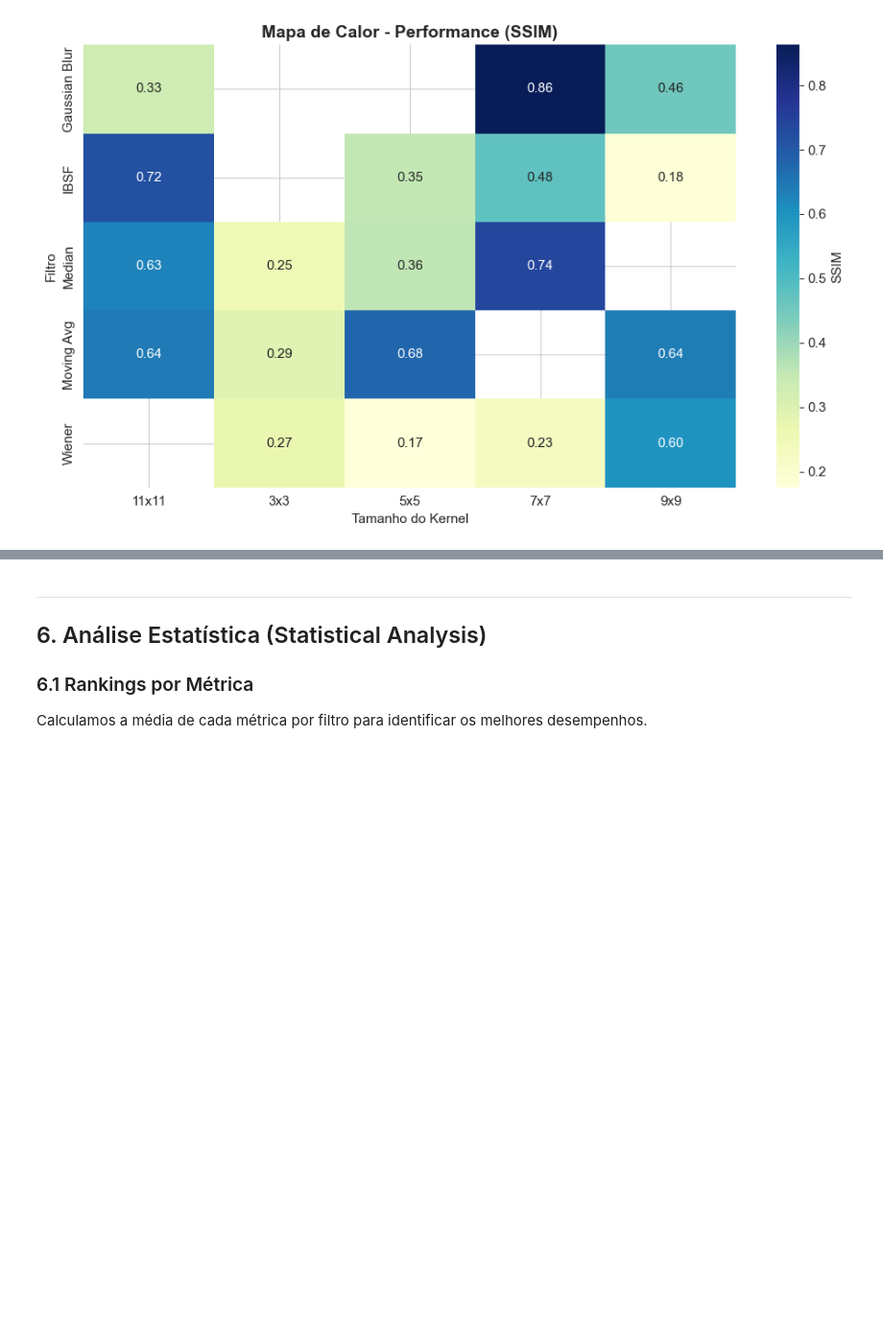
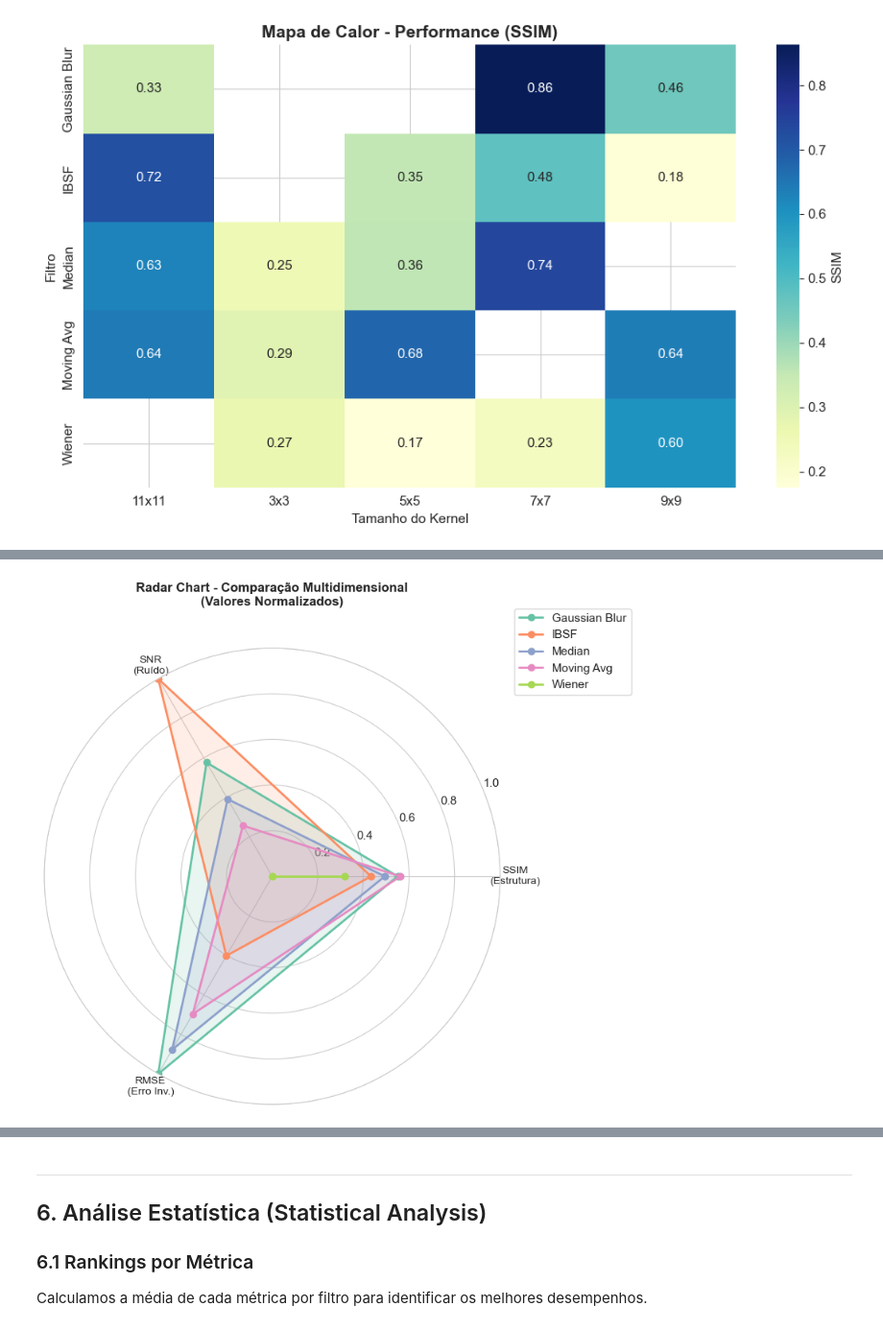
Before and after one commit to duartebianca/filtragem-espacial, a Jupyter notebook: analise_filtros_grupos.ipynb, the cells around one changed output, grey strips where cells are left out. Shown: that part at 96% size. Cells and saved outputs as stored; diff of their text form; code cells hidden in the pictures; blank space fills up the shorter version.

```diff
--- a/analise_filtros_grupos.ipynb
+++ b/analise_filtros_grupos.ipynb
@@ -296,0 +393,40 @@ plt.show()
+# %%
+# Gráfico 7: Radar Chart - Comparação Multidimensional por Filtro
+from math import pi
+
+# Preparar dados médios por filtro (normalizar para escala 0-1)
+radar_data = df.groupby('Filtro').agg({
+    'SSIM': 'mean',
+    'SNR': 'mean',
+    'RMSE': 'mean'
+}).reset_index()
+
+# Normalização Min-Max
+radar_data['SNR_norm'] = (radar_data['SNR'] - radar_data['SNR'].min()) / (radar_data['SNR'].max() - radar_data['SNR'].min())
+radar_data['RMSE_norm'] = 1 - (radar_data['RMSE'] - radar_data['RMSE'].min()) / (radar_data['RMSE'].max() - radar_data['RMSE'].min())  # Invertido (menor é melhor)
+radar_data['SSIM_norm'] = radar_data['SSIM']  # Já está entre 0-1
+
+# Configuração do radar
+categories = ['SSIM\n(Estrutura)', 'SNR\n(Ruído)', 'RMSE\n(Erro Inv.)']
+N = len(categories)
+angles = [n / float(N) * 2 * pi for n in range(N)]
+angles += angles[:1]  # Fechar o polígono
+
+fig, ax = plt.subplots(figsize=(8, 8), subplot_kw=dict(polar=True))
+colors = plt.cm.Set2.colors
+
+for idx, row in radar_data.iterrows():
+    values = [row['SSIM_norm'], row['SNR_norm'], row['RMSE_norm']]
+    values += values[:1]
+    ax.plot(angles, values, 'o-', linewidth=2, label=row['Filtro'], color=colors[idx % len(colors)])
+    ax.fill(angles, values, alpha=0.15, color=colors[idx % len(colors)])
+
+ax.set_xticks(angles[:-1])
+ax.set_xticklabels(categories, fontsize=10)
+ax.set_ylim(0, 1)
+ax.set_title('Radar Chart - Comparação Multidimensional\n(Valores Normalizados)', fontsize=12, fontweight='bold', y=1.08)
+ax.legend(loc='upper right', bbox_to_anchor=(1.3, 1.1))
+plt.tight_layout()
+plt.show()
+# %% [output]
+[figure, added]
```
Also changed, not shown: parts of 11 cells of this notebook.
